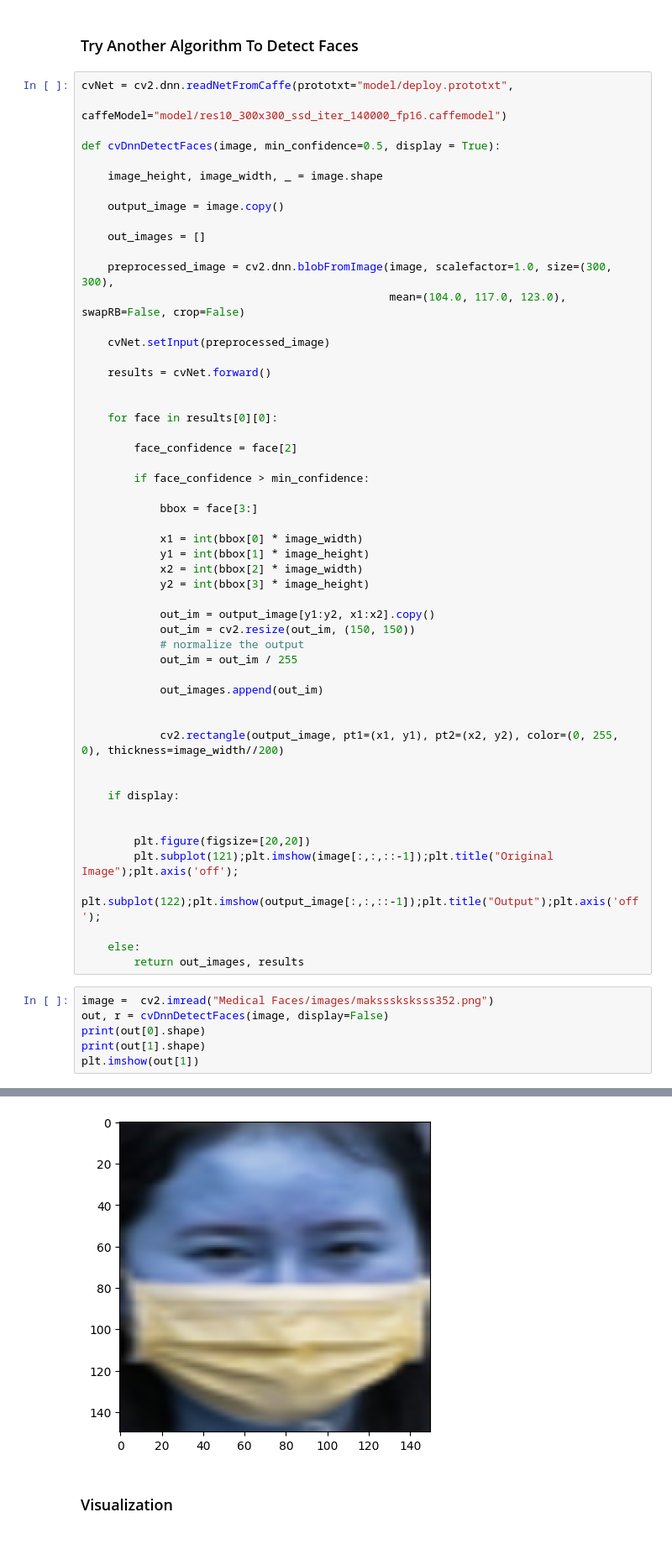
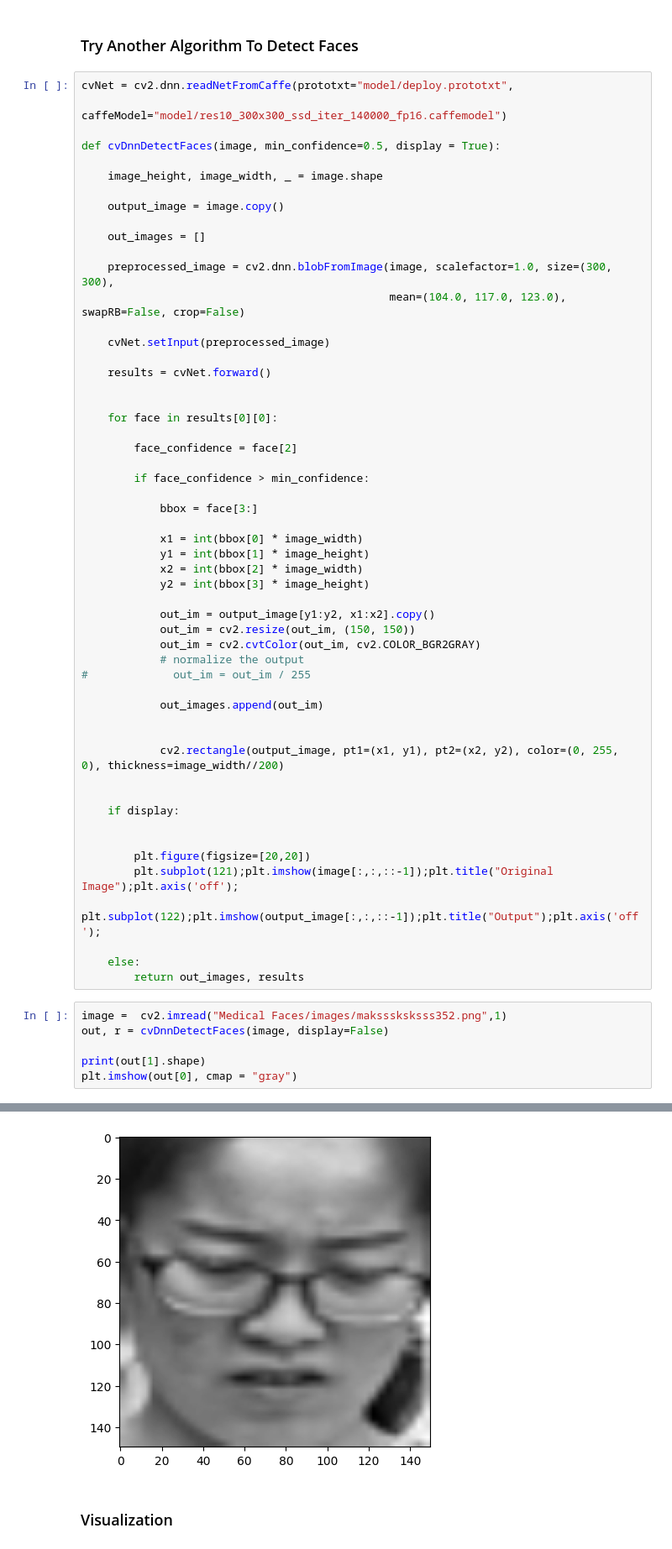
Before and after one commit to KareemEl-Giushy/DL-Face-Mask-Detection, a Jupyter notebook: Face Mask Detection.ipynb, the cells around one changed output, grey strips where cells are left out. Shown at 84% size. Saved outputs shown, nothing was run; the diff lists cells and outputs as text.

```diff
--- a/Face Mask Detection.ipynb
+++ b/Face Mask Detection.ipynb
@@ -131,8 +142,9 @@ def cvDnnDetectFaces(image, min_confidence=0.5, display = True):
 
             out_im = output_image[y1:y2, x1:x2].copy()
             out_im = cv2.resize(out_im, (150, 150))
+            out_im = cv2.cvtColor(out_im, cv2.COLOR_BGR2GRAY)
             # normalize the output
-            out_im = out_im / 255
+#             out_im = out_im / 255
 
             out_images.append(out_im)
 
@@ -150,9 +162,9 @@ def cvDnnDetectFaces(image, min_confidence=0.5, display = True):
     else:
         return out_images, results
 # %%
-image =  cv2.imread("Medical Faces/images/maksssksksss352.png")
+image =  cv2.imread("Medical Faces/images/maksssksksss352.png",1)
 out, r = cvDnnDetectFaces(image, display=False)
-print(out[0].shape)
+
 print(out[1].shape)
-plt.imshow(out[1])
+plt.imshow(out[0], cmap = "gray")
 # %% [output]
@@ -161,5 +172,5 @@ plt.imshow(out[1])
 <matplotlib.image.AxesImage at 0x...>
-[figure, old version]
+[figure, new version]
 # %% [markdown]
 ### Visualization
 # %%
```
Also changed, not shown: parts of 49 cells of this notebook, 1 other file.
